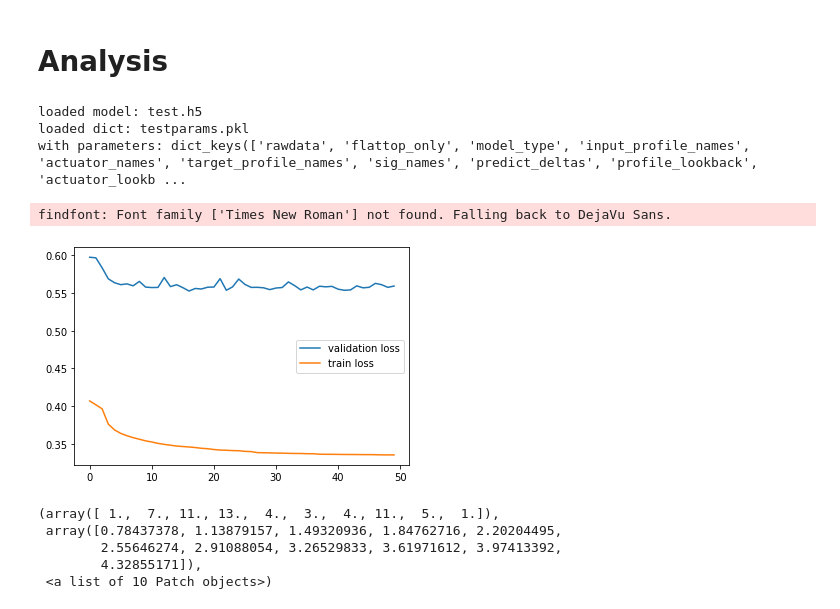
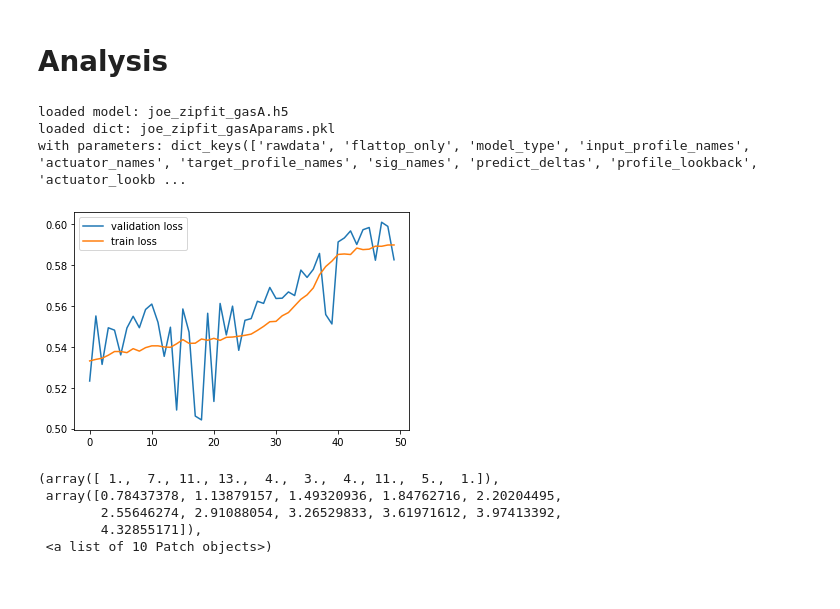
Before and after one commit to PlasmaControl/plasma-profile-predictor, a Jupyter notebook: notebooks/joe_analyze.ipynb, the cells around one changed output. Saved outputs shown, nothing was run; the diff lists cells and outputs as text; code cells hidden in the pictures.

```diff
--- a/notebooks/joe_analyze.ipynb
+++ b/notebooks/joe_analyze.ipynb
@@ -37,7 +37,7 @@ matplotlib.rcParams['figure.facecolor'] = (1,1,1,1)
 # %% [markdown]
 # Analysis
 # %%
-file_path='/home/jabbate/run_results/test.h5'
+file_path='/home/jabbate/test_all_gas_vs_gasA_and_zipfit_vs_regular/joe_zipfit_gasA.h5'
 model = keras.models.load_model(file_path, compile=False)
 print('loaded model: ' + file_path.split('/')[-1])
 file_path = file_path[:-3] + 'params.pkl'
@@ -47,16 +47,15 @@ print('loaded dict: ' + file_path.split('/')[-1])
 print('with parameters: ' + str(analysis_params.keys()))
 locals().update(analysis_params)
 # %% [output]
-loaded model: test.h5
-loaded dict: testparams.pkl
+loaded model: joe_zipfit_gasA.h5
+loaded dict: joe_zipfit_gasAparams.pkl
 with parameters: dict_keys(['rawdata', 'flattop_only', 'model_type', 'input_profile_names', 'actuator_names', 'target_profile_names', 'sig_names', 'predict_deltas', 'profile_lookback', 'actuator_lookb ...
 # %%
-plt.plot(analysis_params['history']['val_loss'],label='validation loss')
-plt.plot(analysis_params['history']['loss'],label='train loss')
+plt.plot(analysis_params['history']['val_target_temp_sgn_acc'],label='validation loss')
+plt.plot(analysis_params['history']['target_temp_sgn_acc'],label='train loss')
 plt.legend()
 #plt.ylim(.25,1)
 plt.show()
 # %% [output]
-findfont: Font family ['Times New Roman'] not found. Falling back to DejaVu Sans.
-[figure, old version]
+[figure, new version]
 # %%
```
Also changed, not shown: parts of 7 cells of this notebook, 4 other files.
